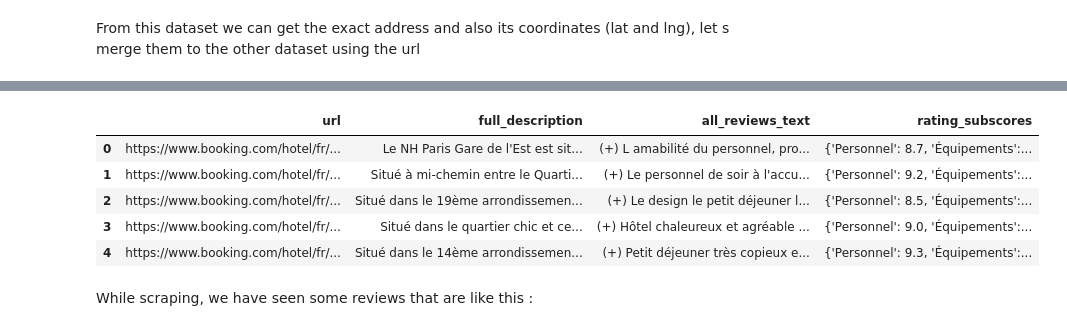
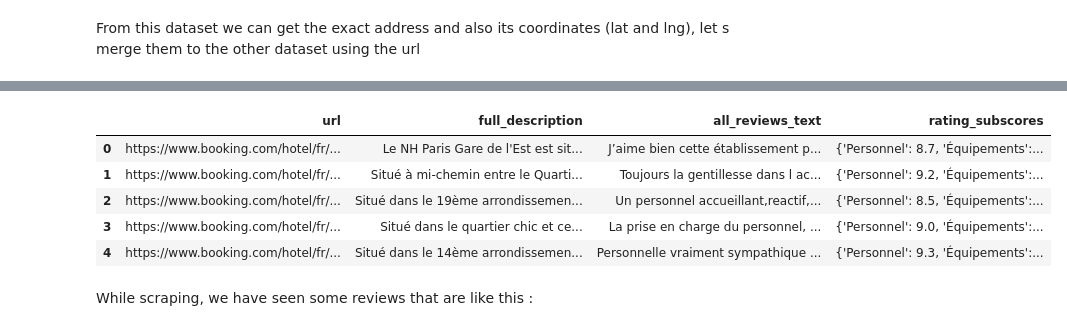
Before and after one commit to ahmedmaaloul/ecostay, a Jupyter notebook: main.ipynb, the cells around one changed output, grey strips where cells are left out. Drawn from its saved outputs; the diff is of its cells as text; code cells hidden in the pictures.

```diff
--- a/main.ipynb
+++ b/main.ipynb
@@ -102,16 +102,16 @@ merged_df.head()
 | 3 | Best Western Hotel Opéra Drouot | 8.0 | Très bien | https://www.booking.com/hotel/fr/... | 4 Rue De La Grange Bateliere, 9e ... | 48.873089 | 2.342492 |
 | 4 | Hotel de la Tour | 8.2 | Très bien | https://www.booking.com/hotel/fr/... | 19 boulevard Edgar Quinet, 14e ar... | 48.841197 | 2.323891 |
 # %%
-df3 = pd.read_csv("hotel_details.csv")
+df4 = pd.read_csv("hotel_details4.csv")
 # %%
-df3.head()
+df4.head()
 # %% [output]
 |  | url | full_description | all_reviews_text | rating_subscores |
-| 0 | https://www.booking.com/hotel/fr/... | Le NH Paris Gare de l'Est est sit... | (+) L amabilité du personnel, pro... | {'Personnel': 8.7, 'Équipements':... |
-| 1 | https://www.booking.com/hotel/fr/... | Situé à mi-chemin entre le Quarti... | (+) Le personnel de soir à l'accu... | {'Personnel': 9.2, 'Équipements':... |
-| 2 | https://www.booking.com/hotel/fr/... | Situé dans le 19ème arrondissemen... | (+) Le design le petit déjeuner l... | {'Personnel': 8.5, 'Équipements':... |
-| 3 | https://www.booking.com/hotel/fr/... | Situé dans le quartier chic et ce... | (+) Hôtel chaleureux et agréable ... | {'Personnel': 9.0, 'Équipements':... |
-| 4 | https://www.booking.com/hotel/fr/... | Situé dans le 14ème arrondissemen... | (+) Petit déjeuner très copieux e... | {'Personnel': 9.3, 'Équipements':... |
+| 0 | https://www.booking.com/hotel/fr/... | Le NH Paris Gare de l'Est est sit... | J’aime bien cette établissement p... | {'Personnel': 8.7, 'Équipements':... |
+| 1 | https://www.booking.com/hotel/fr/... | Situé à mi-chemin entre le Quarti... | Toujours la gentillesse dans l ac... | {'Personnel': 9.2, 'Équipements':... |
+| 2 | https://www.booking.com/hotel/fr/... | Situé dans le 19ème arrondissemen... | Un personnel accueillant,reactif,... | {'Personnel': 8.5, 'Équipements':... |
+| 3 | https://www.booking.com/hotel/fr/... | Situé dans le quartier chic et ce... | La prise en charge du personnel, ... | {'Personnel': 9.0, 'Équipements':... |
+| 4 | https://www.booking.com/hotel/fr/... | Situé dans le 14ème arrondissemen... | Personnelle vraiment sympathique ... | {'Personnel': 9.3, 'Équipements':... |
 # %% [markdown]
 While scraping, we have seen some reviews that are like this :
 # %% [markdown]
```
Also changed, not shown: parts of 12 cells of this notebook, 5 other files.
